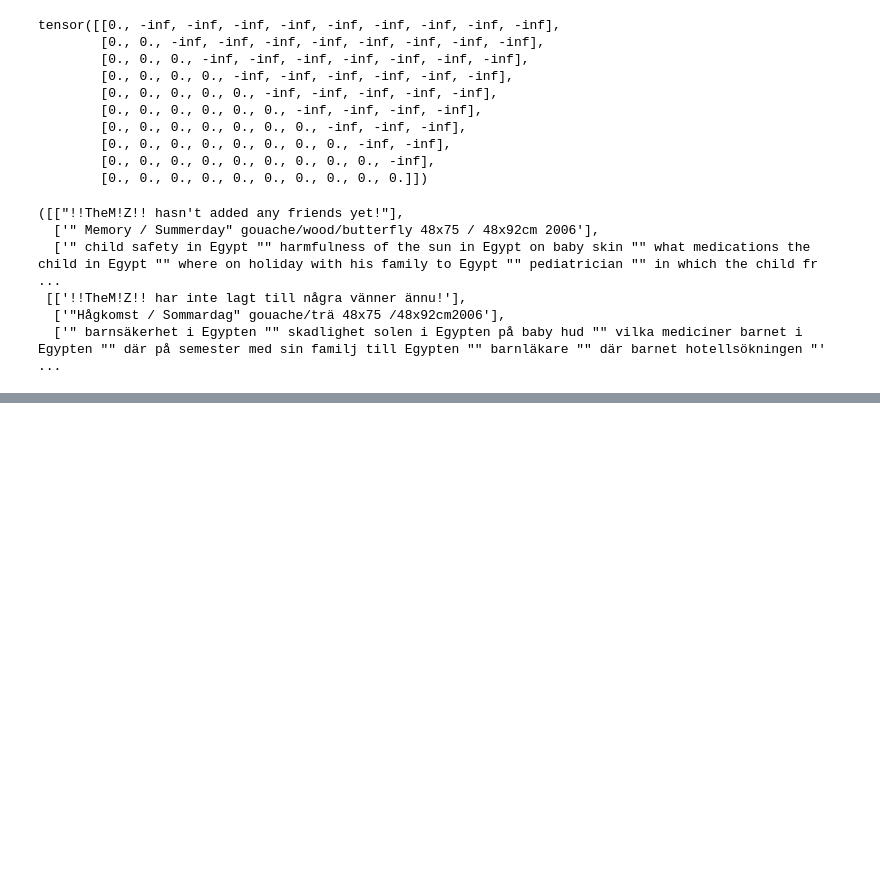
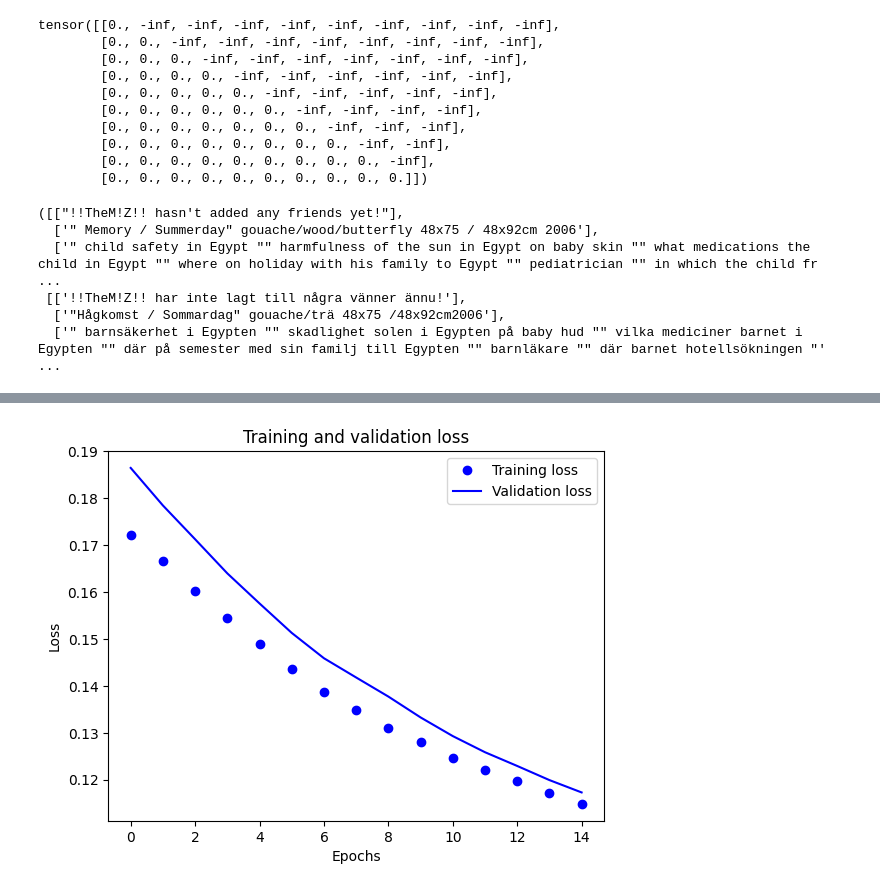
Before and after one commit to pernillaastrom/edan70, a Jupyter notebook: Translator.ipynb, the cells around one changed output, grey strips where cells are left out. Drawn from its saved outputs; the diff is of its cells as text; code cells hidden in the pictures; blank space fills up the shorter version.

```diff
--- a/Translator.ipynb
+++ b/Translator.ipynb
@@ -335,0 +357,8 @@ create_mask(src, tgt)
+# %%
+VOCAB_SIZE = 2000 #max(token2idx.values()) + 1  # or len(token2idx)
+EMB_SIZE = 512
+NHEAD = 8
+FFN_HID_DIM = 512
+BATCH_SIZE = 128
+NUM_ENCODER_LAYERS = 3
+NUM_DECODER_LAYERS = 3
@@ -335,0 +403,8 @@ create_mask(src, tgt)
+# %%
+train_dataset = PairDataset(train_input_texts, train_target_texts, sp)
+train_dataloader = DataLoader(train_dataset, batch_size=32,
+                              shuffle=True, collate_fn=train_dataset.collate)
+# %%
+val_dataset = PairDataset(val_input_texts, val_target_texts, sp)
+val_dataloader = DataLoader(
+    val_dataset, batch_size=32, collate_fn=val_dataset.collate)
@@ -335,0 +482,19 @@ create_mask(src, tgt)
+# %%
+from timeit import default_timer as timer
+NUM_EPOCHS = 15
+train_losses = []
+train_accs = []
+val_losses = []
+val_accs = []
+
+for epoch in range(1, NUM_EPOCHS + 1):
+    start_time = timer()
+    train_loss, train_acc = train_epoch(
+        transformer, optimizer, train_dataloader)
+    train_losses += [train_loss]
+    train_accs += [train_acc]
+    end_time = timer()
+    val_loss, val_acc = evaluate(transformer, val_dataloader)
+    val_losses += [val_loss]
+    val_accs += [val_acc]
+    print((f"Epoch: {epoch}, Train loss: {train_loss:.3f}, Val loss: {val_loss:.3f}, Train acc.: {train_acc:.3f}, Val acc.: {val_acc:.3f}, Epoch time = {(end_time - start_time):.3f}s"))
@@ -335,0 +515,12 @@ create_mask(src, tgt)
+# %%
+epochs = range(NUM_EPOCHS)
+
+plt.plot(epochs, train_losses, 'bo', label='Training loss')
+plt.plot(epochs, val_losses, 'b', label='Validation loss')
+plt.title('Training and validation loss')
+plt.xlabel('Epochs')
+plt.ylabel('Loss')
+plt.legend()
+plt.show()
+# %% [output]
+[figure, added]
```
Also changed, not shown: parts of 18 cells of this notebook.
